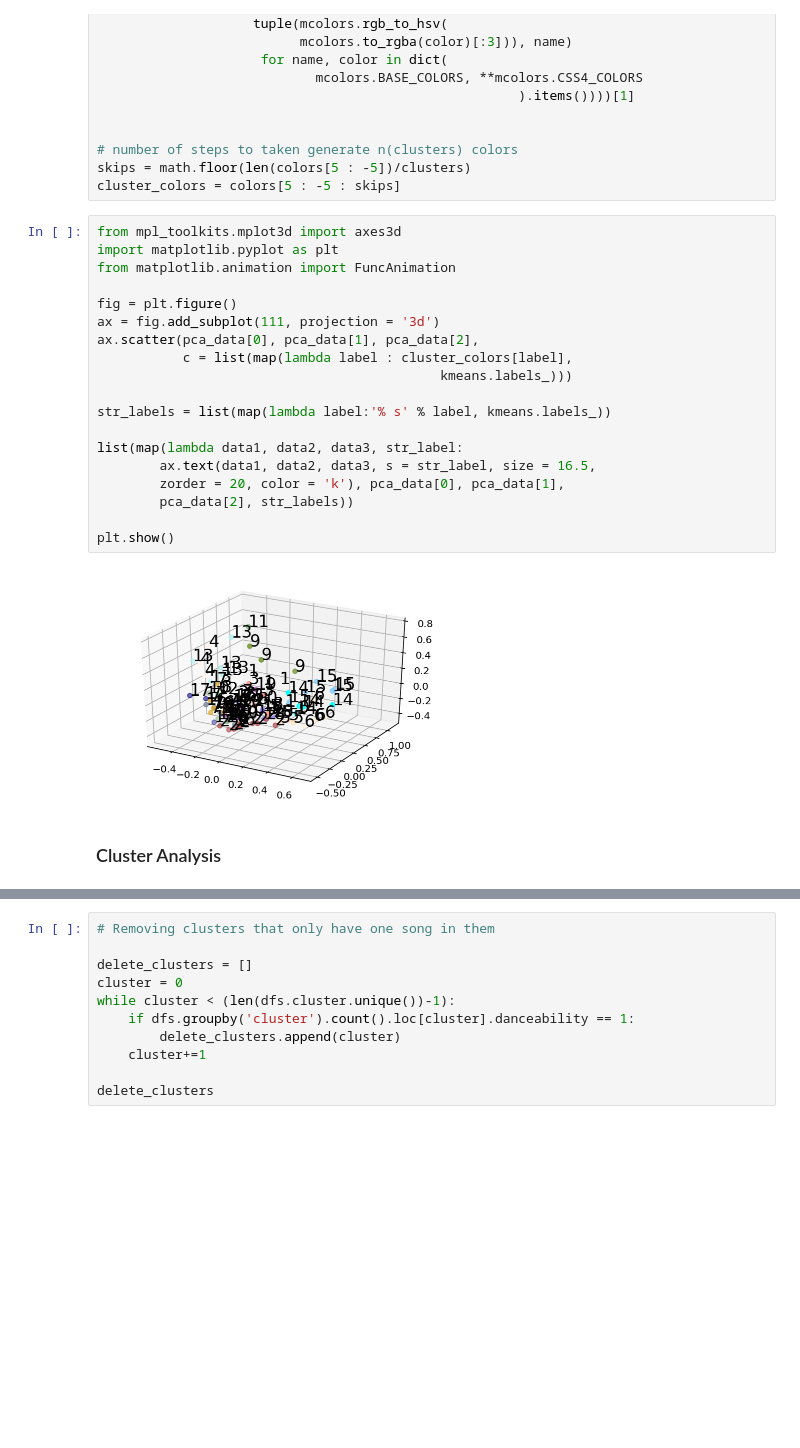
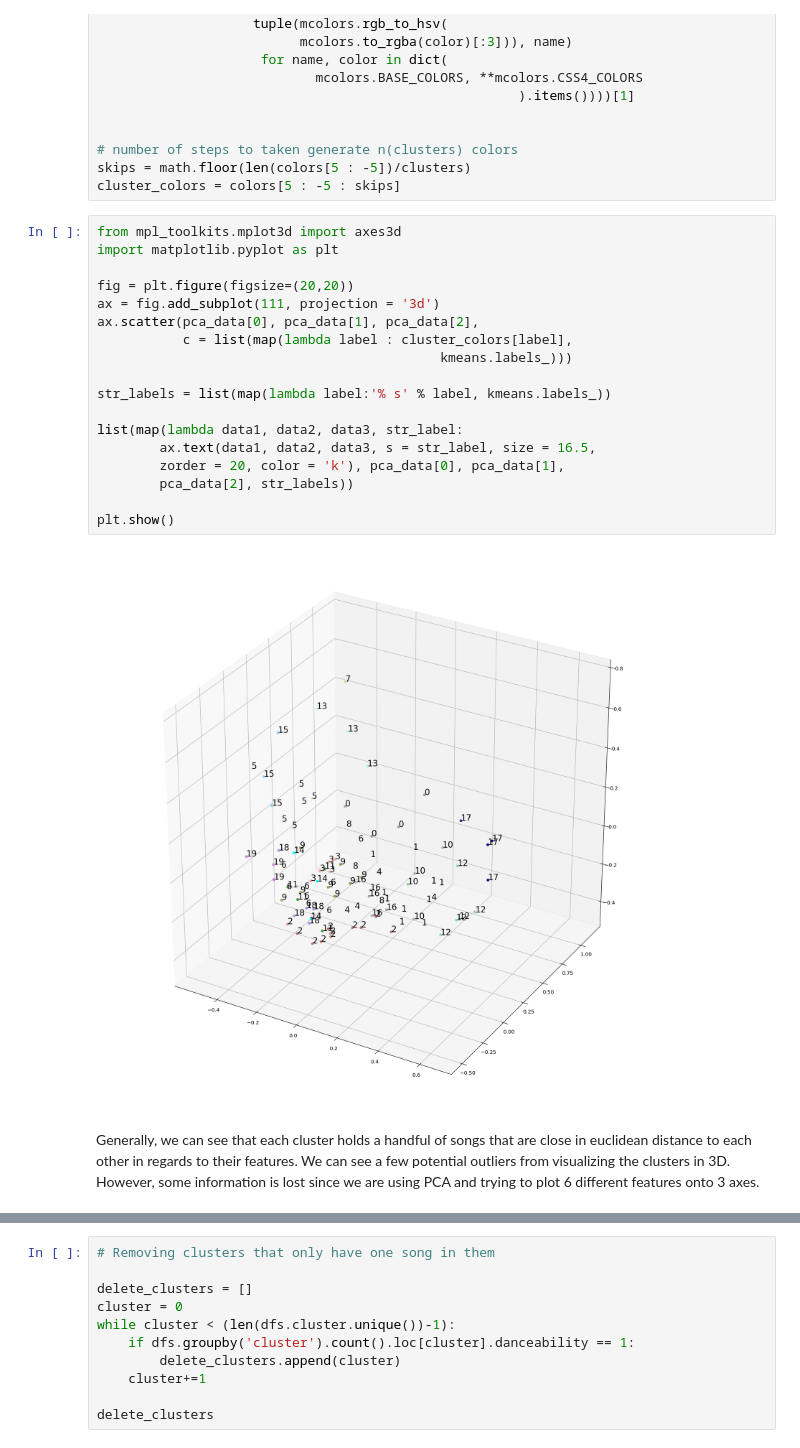
Before and after one commit to trustinyoon/Spotify-Data-Analysis, a Jupyter notebook: Spotify_Data_Manipulation_With_CSV_Extraction.ipynb, the cells around one changed output, grey strips where cells are left out. Saved outputs shown, nothing was run; the diff lists cells and outputs as text; blank space fills up the shorter version.

```diff
--- a/Spotify_Data_Manipulation_With_CSV_Extraction.ipynb
+++ b/Spotify_Data_Manipulation_With_CSV_Extraction.ipynb
@@ -176,23 +177,22 @@ cluster_colors = colors[5 : -5 : skips]
 # %%
 from mpl_toolkits.mplot3d import axes3d
 import matplotlib.pyplot as plt
-from matplotlib.animation import FuncAnimation
 
-fig = plt.figure()
+fig = plt.figure(figsize=(20,20))
 ax = fig.add_subplot(111, projection = '3d')
 ax.scatter(pca_data[0], pca_data[1], pca_data[2],
            c = list(map(lambda label : cluster_colors[label],
                                             kmeans.labels_)))
 
 str_labels = list(map(lambda label:'% s' % label, kmeans.labels_))
 
 list(map(lambda data1, data2, data3, str_label:
         ax.text(data1, data2, data3, s = str_label, size = 16.5,
         zorder = 20, color = 'k'), pca_data[0], pca_data[1],
         pca_data[2], str_labels))
 
 plt.show()
 # %% [output]
-[figure, old version]
+[figure, new version]
-# %% [markdown]
-### Cluster Analysis
+# %% [markdown]
+Generally, we can see that each cluster holds a handful of songs that are close in euclidean distance to each other in regards to their features. We can see a few potential outliers from visualizing the clusters in 3D. However, some information is lost since we are using PCA and trying to plot 6 different features onto 3 axes.
```
Also changed, not shown: parts of 12 cells of this notebook.
